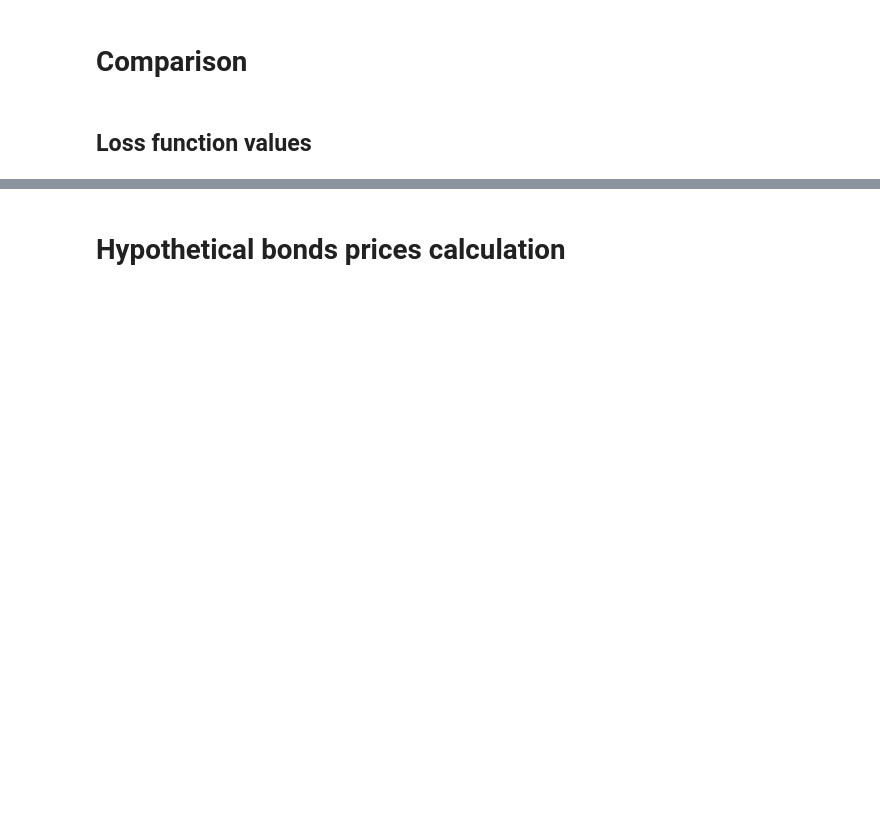
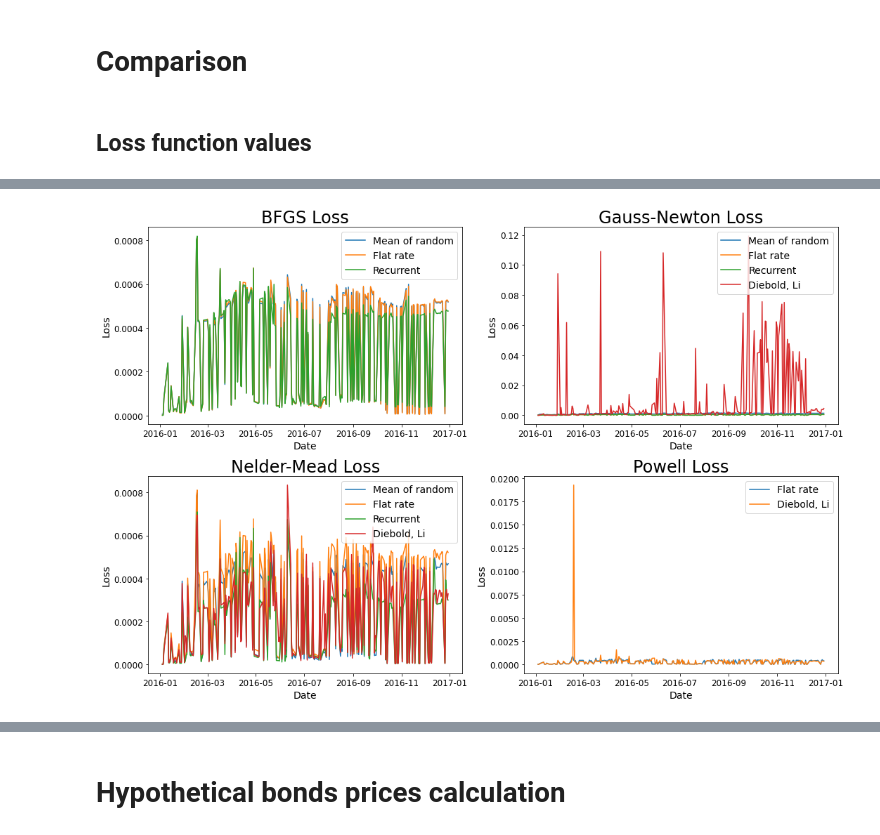
Before and after one commit to andrey-lukyanov/Comparing-numerical-methods-for-term-structure-fitting, a Jupyter notebook: Visualisation.ipynb, the cells around one changed output, grey strips where cells are left out. Cells and saved outputs as stored; diff of their text form; code cells hidden in the pictures; blank space fills up the shorter version.

```diff
--- a/Visualisation.ipynb
+++ b/Visualisation.ipynb
@@ -251,0 +319,85 @@ plt.title('Min/Max loss', fontsize = 24);
+# %%
+figure, axes = plt.subplots(nrows=2, ncols=2,figsize=(15, 10))
+
+axes[0, 0].plot(loss_function_values_df[['bfgs_rand_1', 'bfgs_rand_2',
+                                  'bfgs_rand_3', 'bfgs_rand_4',
+                                  'bfgs_rand_5', 'bfgs_rand_6',
+                                  'bfgs_rand_7', 'bfgs_rand_8',
+                                  'bfgs_rand_9', 'bfgs_rand_10',
+                                  'bfgs_rand_11', 'bfgs_rand_12',
+                                  'bfgs_rand_13', 'bfgs_rand_14',
+                                  'bfgs_rand_15', 'bfgs_rand_16']].mean(axis = 1), label = 'Mean of random')
+
+axes[0, 0].plot(loss_function_values_df[['bfgs_flat_rate']], label = 'Flat rate')
+axes[0, 0].plot(loss_function_values_df[['bfgs_recurrent']], label = 'Recurrent')
+#axes[0, 0].plot(loss_function_values_df[['bfgs_diebold_li']], label = 'Diebold, Li')
+
+axes[0, 0].set_xlabel('Date', fontsize = 14)
+axes[0, 0].set_ylabel('Loss', fontsize = 14)
+axes[0, 0].tick_params(axis='both', which='major', labelsize=12)
+#axes[0, 0].set_ylim(0, 0.0009)
+axes[0, 0].legend(fontsize = 14, loc = 1)
+axes[0, 0].set_title('BFGS Loss', size=24);
+
+
+axes[0, 1].plot(loss_function_values_df[['gauss_newton_rand1', 'gauss_newton_rand2',
+                                         'gauss_newton_rand3', 'gauss_newton_rand4',
+                                         'gauss_newton_rand5', 'gauss_newton_rand6',
+                                         'gauss_newton_rand7', 'gauss_newton_rand8',
+                                         'gauss_newton_rand9', 'gauss_newton_rand10',
+                                         'gauss_newton_rand11', 'gauss_newton_rand12',
+                                         'gauss_newton_rand13', 'gauss_newton_rand14',
+                                         'gauss_newton_rand15', 'gauss_newton_rand16']].mean(axis = 1), label = 'Mean of random')
+
+axes[0, 1].plot(loss_function_values_df[['gauss_newton_flat_rate']], label = 'Flat rate')
+axes[0, 1].plot(loss_function_values_df[['gauss_newton_recurrent']], label = 'Recurrent')
+axes[0, 1].plot(loss_function_values_df[['gauss_newton_diebold_li']], label = 'Diebold, Li')
+
+axes[0, 1].set_xlabel('Date', fontsize = 14)
+axes[0, 1].set_ylabel('Loss', fontsize = 14)
+axes[0, 1].tick_params(axis='both', which='major', labelsize=12)
+#axes[0, 0].set_ylim(0, 0.0009)
+axes[0, 1].legend(fontsize = 14, loc = 1)
+axes[0, 1].set_title('Gauss-Newton Loss', size=24);
+
+
+
+
+axes[1, 0].plot(loss_function_values_df[['nelder_mead_rand_1', 'nelder_mead_rand_2',
+                                         'nelder_mead_rand_3', 'nelder_mead_rand_4',
+                                         'nelder_mead_rand_5', 'nelder_mead_rand_6',
+                                         'nelder_mead_rand_7', 'nelder_mead_rand_8',
+                                         'nelder_mead_rand_9', 'nelder_mead_rand_10',
+                                         'nelder_mead_rand_11', 'nelder_mead_rand_12',
+                                         'nelder_mead_rand_13', 'nelder_mead_rand_14',
+                                         'nelder_mead_rand_15', 'nelder_mead_rand_16']].mean(axis = 1), label = 'Mean of random')
+
+axes[1, 0].plot(loss_function_values_df[['nelder_mead_flat_rate']], label = 'Flat rate')
+axes[1, 0].plot(loss_function_values_df[['nelder_mead_recurrent']], label = 'Recurrent')
+axes[1, 0].plot(loss_function_values_df[['nelder_mead_diebold_li']], label = 'Diebold, Li')
+
+axes[1, 0].set_xlabel('Date', fontsize = 14)
+axes[1, 0].set_ylabel('Loss', fontsize = 14)
+axes[1, 0].tick_params(axis='both', which='major', labelsize=12)
+#axes[0, 0].set_ylim(0, 0.0009)
+axes[1, 0].legend(fontsize = 14, loc = 1)
+axes[1, 0].set_title('Nelder-Mead Loss', size=24);
+
+
+
+
+axes[1, 1].plot(loss_function_values_df[['powell_flat_rate']], label = 'Flat rate')
+#axes[1, 1].plot(loss_function_values_df[['powell_recurrent']], label = 'Recurrent')
+axes[1, 1].plot(loss_function_values_df[['powell_diebold_li']], label = 'Diebold, Li')
+
+axes[1, 1].set_xlabel('Date', fontsize = 14)
+axes[1, 1].set_ylabel('Loss', fontsize = 14)
+axes[1, 1].tick_params(axis='both', which='major', labelsize=12)
+#axes[0, 0].set_ylim(0, 0.0009)
+axes[1, 1].legend(fontsize = 14, loc = 1)
+axes[1, 1].set_title('Powell Loss', size=24);
+
+figure.tight_layout()
+plt.savefig('Pictures/Loss.png')
+# %% [output]
+[figure, added]
```
Also changed, not shown: parts of 69 cells of this notebook, 6 other files.
